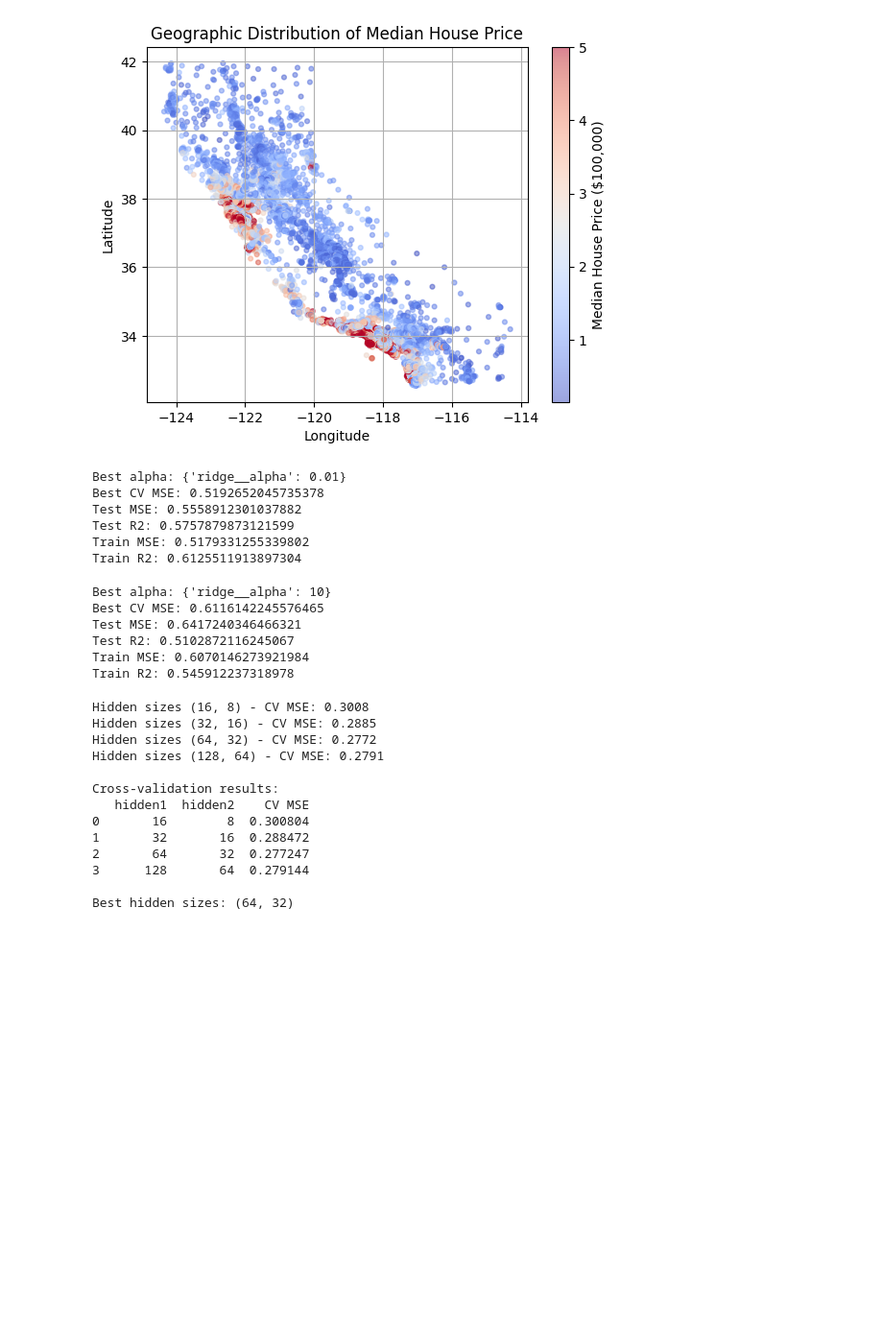
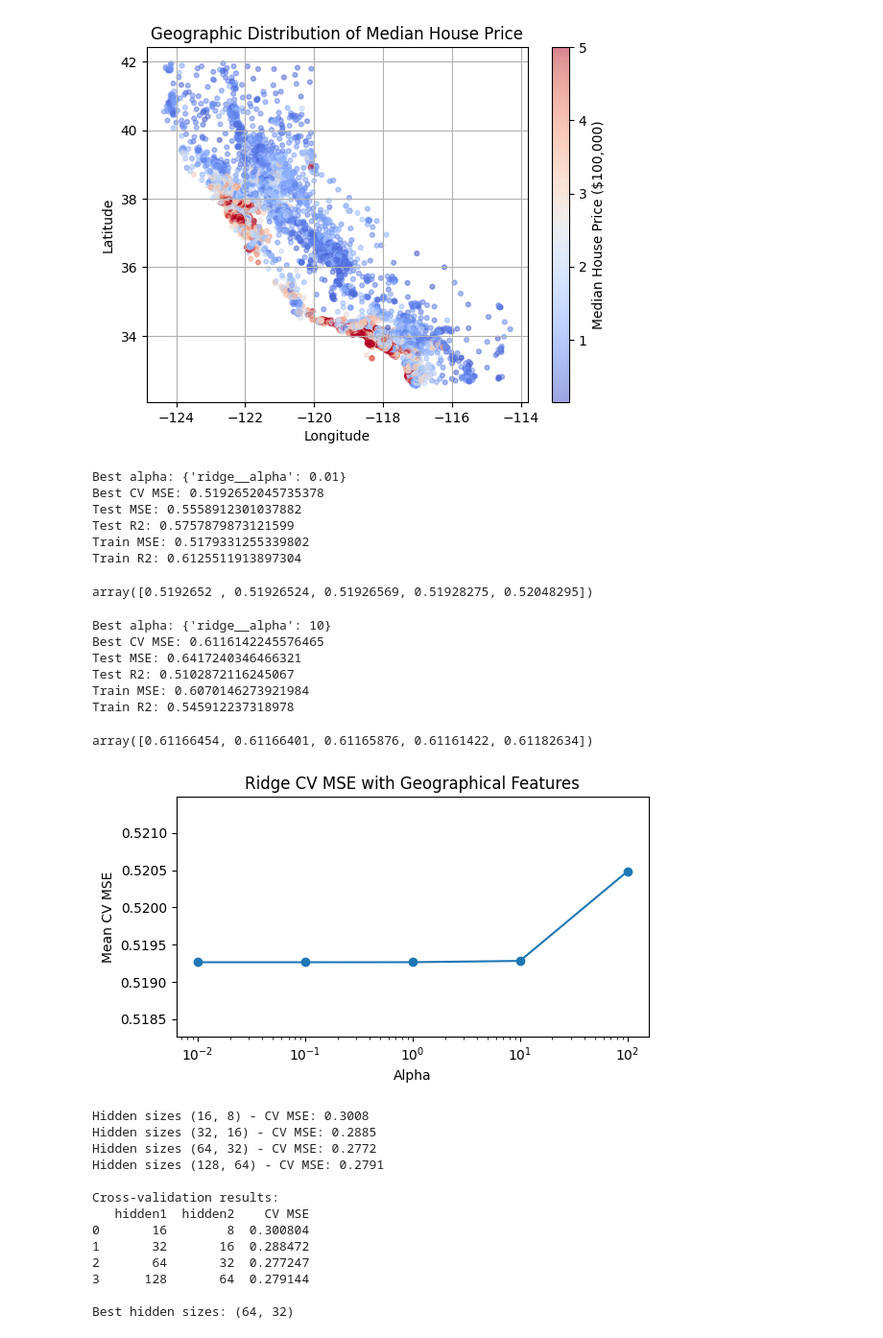
Before and after one commit to Arcilios/MAE146_Final_Project, a Jupyter notebook: analysis.ipynb, the cells around one changed output. Shown at 96% size. Drawn from its saved outputs; the diff is of its cells as text; code cells hidden in the pictures; blank space fills up the shorter version.

```diff
--- a/analysis.ipynb
+++ b/analysis.ipynb
@@ -63,7 +63,8 @@ ridge_cv = GridSearchCV(
     ridge_model,
     parameter_grid,
     cv = 5,
-    scoring = "neg_mean_squared_error"
+    scoring = "neg_mean_squared_error",
+    return_train_score=True
 )
 
 ridge_cv.fit(X_train,y_train)
@@ -86,6 +87,9 @@ r_2_with_geo = r2_score(y_test, y_pred)
 
 mse_with_geo_train = mean_squared_error(y_train, y_train_pred)
 r_2_with_geo_train = r2_score(y_train, y_train_pred)
+
+cvmse_with = -ridge_cv.cv_results_.get("mean_test_score")
+cvmse_with
 # %% [output]
 Best alpha: {'ridge__alpha': 0.01}
 Best CV MSE: 0.5192652045735378
@@ -93,6 +97,7 @@ Test MSE: 0.5558912301037882
 Test R2: 0.5757879873121599
 Train MSE: 0.5179331255339802
 Train R2: 0.6125511913897304
+array([0.5192652 , 0.51926524, 0.51926569, 0.51928275, 0.52048295])
 # %%
 ## Ridge Regression 2: without geo info
 
@@ -138,6 +143,9 @@ r_2_wout_geo = r2_score(y_test, y_pred)
 
 mse_wout_geo_train = mean_squared_error(y_train, y_train_pred)
 r_2_wout_geo_train = r2_score(y_train, y_train_pred)
+
+cvmse_wout = -ridge_cv.cv_results_.get("mean_test_score")
+cvmse_wout
 # %% [output]
 Best alpha: {'ridge__alpha': 10}
 Best CV MSE: 0.6116142245576465
@@ -145,3 +153,17 @@ Test MSE: 0.6417240346466321
 Test R2: 0.5102872116245067
 Train MSE: 0.6070146273921984
 Train R2: 0.545912237318978
+array([0.61166454, 0.61166401, 0.61165876, 0.61161422, 0.61182634])
+# %%
+alpha_values = [0.01,0.1,1,10,100]
+plt.figure(figsize=(6, 3.5))
+plt.plot(alpha_values, MSE_with_geo, marker='o')
+plt.xscale('log')
+plt.xlabel('Alpha')
+plt.ylabel('Mean CV MSE')
+plt.title('Ridge CV MSE with Geographical Features')
+plt.ylim(min(MSE_with_geo)-0.001, max(MSE_with_geo)+0.001)
+plt.tight_layout()
+plt.show()
+# %% [output]
+[figure, added]
```
Also changed, not shown: parts of 1 cell of this notebook, 5 other files.
